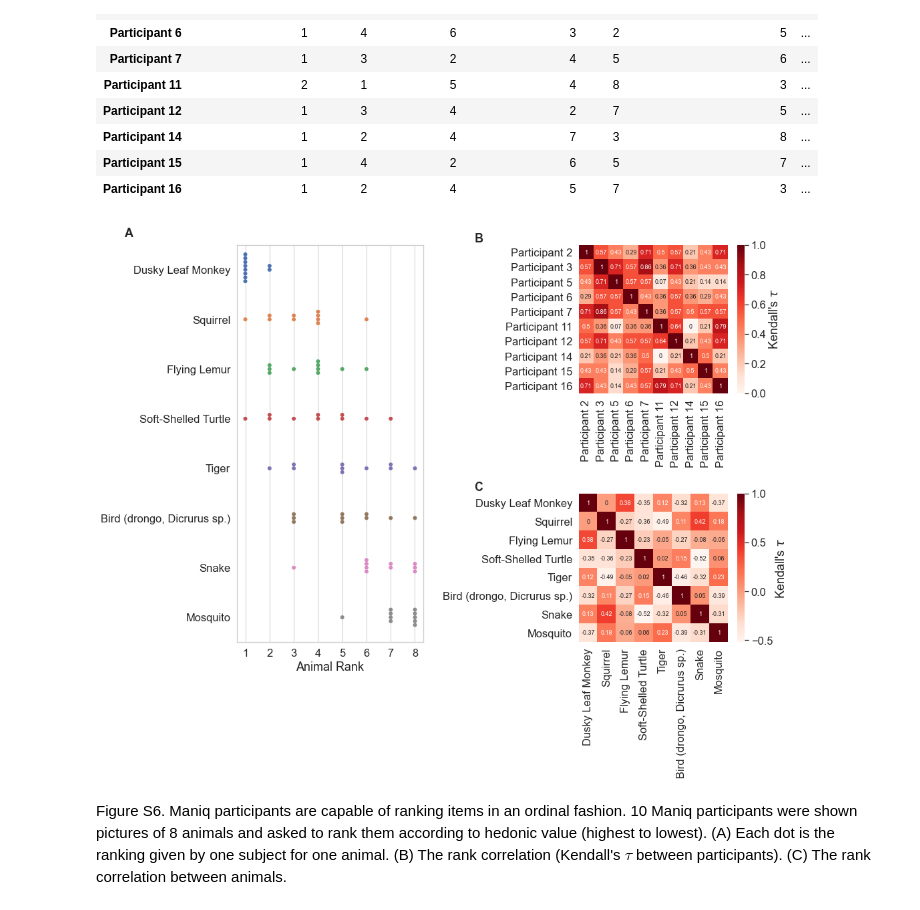
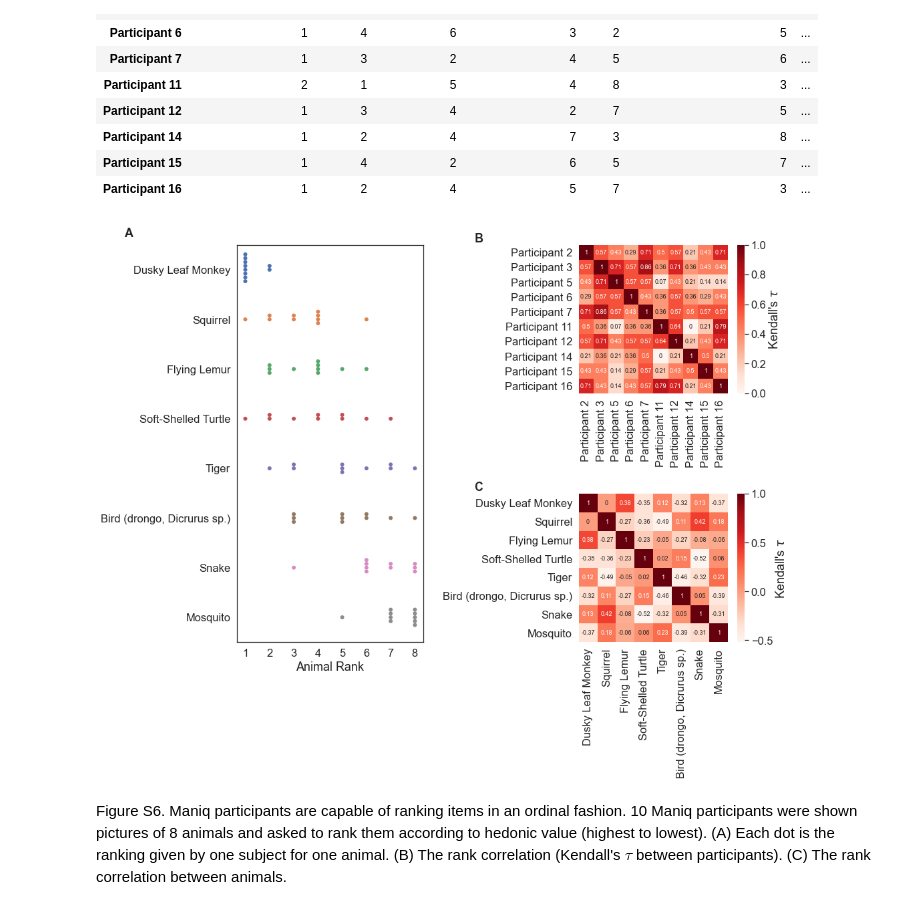
Before and after one commit to rgerkin/shared-pleasantness, a Jupyter notebook: main-analysis.ipynb, the cells around one changed output. Saved outputs shown, nothing was run; the diff lists cells and outputs as text; code cells hidden in the pictures.

```diff
--- a/main-analysis.ipynb
+++ b/main-analysis.ipynb
@@ -12,7 +12,8 @@ import pandas as pd
 import pathlib
 import seaborn as sns
 from tqdm.auto import tqdm
-sns.set(font_scale=1.2)
+sns.set(font_scale=1.5)
+sns.set_style('whitegrid')
 import univple as up
 # %% [output]
 Set the environment variable OUTDATED_IGNORE=1 to disable these warnings.
@@ -123,0 +151,16 @@ plt.savefig('Figure 3-inline.pdf', bbox_inches="tight", format='pdf')
+# %%
+# Effect size for each major factor
+fig, axes = plt.subplots(3, 1, figsize=(8, 15))
+sns.set_style('white')
+for i, kind in enumerate(['raw', 'odors-within-culture', 'individuals']):
+    ax = axes.flat[i]
+    up.fig_eta2(eta2_mean, eta2_sd, kind=kind, colors=['lightgray', 'darkgray', 'black'],
+                direction='h', ax=ax)
+    ax.set_xlim(0, 0.6)
+    if i<2:
+        ax.set_xlabel('')
+sns.despine()
+plt.tight_layout()
+plt.subplots_adjust(hspace=0.4)
+plt.savefig('Figure 3-inline.pdf', bbox_inches="tight", format='pdf')
+plt.savefig('Figure 3-inline.png', bbox_inches="tight", dpi=600, format='png')
@@ -135,7 +180,8 @@ plt.savefig('Figure 3-fullpage.pdf', bbox_inches="tight", format='pdf')
 # %% [markdown]
 ### Figure S2: Controls for Figure 3
 # %%
-sns.set(font_scale=2)
-sns.set_style('whitegrid')
-up.fig_eta2(eta2_mean, eta2_sd)
-plt.savefig('Figure S2.pdf', bbox_inches="tight", format='pdf')
+#sns.set(font_scale=2)
+#sns.set_style('whitegrid')
+#up.fig_eta2(eta2_mean, eta2_sd)
+#plt.savefig('Figure S2.pdf', bbox_inches="tight", format='pdf')
+#plt.savefig('Figure S2.png', bbox_inches="tight", dpi=600, format='png')
@@ -281,33 +324,35 @@ animal_stats
 | Participant 15 | 1 | 4 | 2 | 6 | 5 | 7 | ... |
 | Participant 16 | 1 | 2 | 4 | 5 | 7 | 3 | ... |
 # %%
+sns.set_style('white')
 fig = plt.figure(figsize=(15, 12))
 gs = fig.add_gridspec(2, 2)
 
 # Raw rankings
 ax = fig.add_subplot(gs[:, 0])
 ax.set_xticks(range(1, 9));
 sns.swarmplot(data=animal_stats, orient='h', ax=ax, s=6, alpha=1);
 ax.set_xlabel('Animal Rank');
 up.fig_letter(ax, 'A', x=-0.6, y=1.02)
 
 # Correlation between participants
 taus = up.compute_kendall_taus(animal_stats, animal_stats, tqdm=range)[0]
 taus = taus.fillna(1).round(2)
 ax = fig.add_subplot(gs[0, 1])
 sns.heatmap(taus, cmap='Reds', annot=True, annot_kws={'size': 9}, cbar_kws={'label': r"Kendall's $\tau$"}, ax=ax);
 up.fig_letter(ax, 'B', x=-0.7, y=1.02)
 
 # Correlation between animals
 taus = up.compute_kendall_taus(animal_stats.T, animal_stats.T, tqdm=range)[0]
 taus = taus.fillna(1).round(2)
 ax = fig.add_subplot(gs[1, 1])
 sns.heatmap(taus, cmap='Reds', annot=True, annot_kws={'size': 9}, cbar_kws={'label': r"Kendall's $\tau$"}, ax=ax);
 up.fig_letter(ax, 'C', x=-0.7, y=1.02)
 
 plt.tight_layout()
 plt.savefig('Figure S6.pdf', bbox_inches="tight", format='pdf')
+plt.savefig('Figure S6.png', bbox_inches="tight", dpi=600, format='png')
 # %% [output]
-[figure, old version]
+[figure, new version]
 # %% [markdown]
 Figure S6. Maniq participants are capable of ranking items in an ordinal fashion. 10 Maniq participants were shown pictures of 8 animals and asked to rank them according to hedonic value (highest to lowest). (A) Each dot is the ranking given by one subject for one animal. (B) The rank correlation (Kendall's $\tau$ between participants).  (C) The rank correlation between animals.
```
Also changed, not shown: parts of 16 cells of this notebook, 9 other files.
